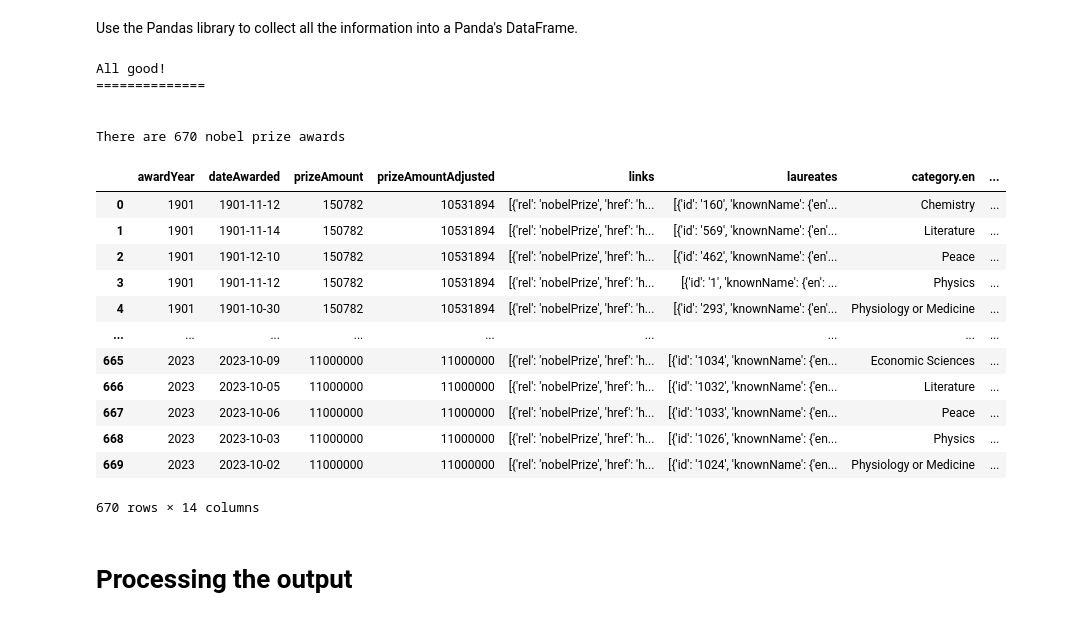
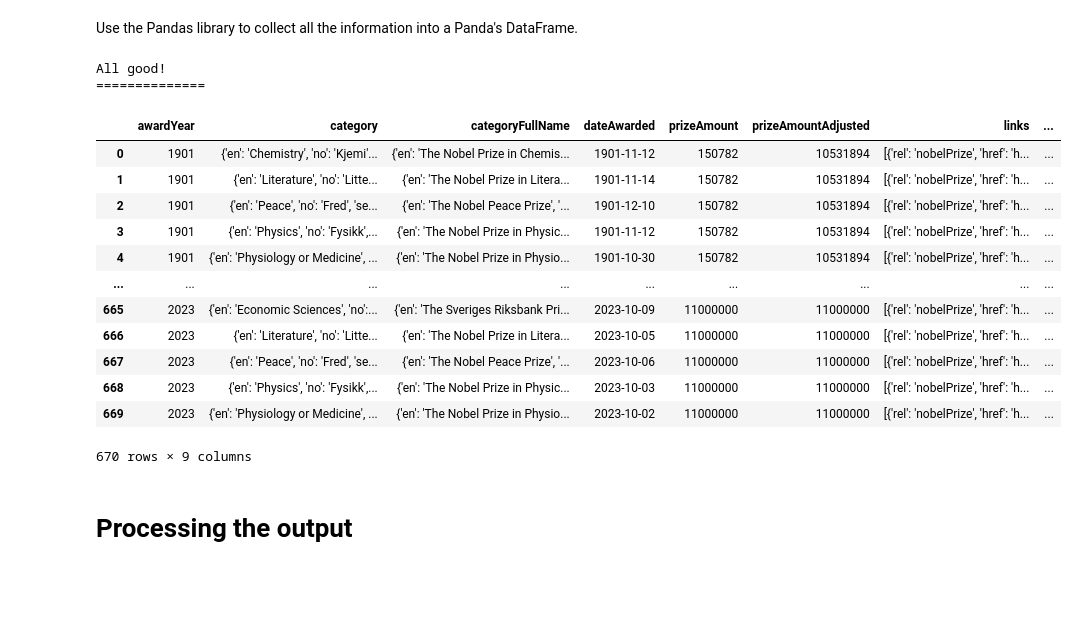
Before and after one commit to isg75/lab-apis, a Jupyter notebook: lab_apis.ipynb, the cells around one changed output. Cells and saved outputs as stored; diff of their text form; code cells hidden in the pictures; blank space fills up the shorter version.

```diff
--- a/lab_apis.ipynb
+++ b/lab_apis.ipynb
@@ -28,26 +28,27 @@ if response.status_code == 200:
         print("All good!")
         print("==============")
         print("\n")
-        # Your code here
+        data = response.json()["nobelPrizes"]
+        data = pd.DataFrame(data)
 # %% [output]
 All good!
 ==============
-
-
-There are 670 nobel prize awards
-|  | awardYear | dateAwarded | prizeAmount | prizeAmountAdjusted | links | laureates | category.en | ... |
-| 0 | 1901 | 1901-11-12 | 150782 | 10531894 | [{'rel': 'nobelPrize', 'href': 'h... | [{'id': '160', 'knownName': {'en'... | Chemistry | ... |
-| 1 | 1901 | 1901-11-14 | 150782 | 10531894 | [{'rel': 'nobelPrize', 'href': 'h... | [{'id': '569', 'knownName': {'en'... | Literature | ... |
-| 2 | 1901 | 1901-12-10 | 150782 | 10531894 | [{'rel': 'nobelPrize', 'href': 'h... | [{'id': '462', 'knownName': {'en'... | Peace | ... |
-| 3 | 1901 | 1901-11-12 | 150782 | 10531894 | [{'rel': 'nobelPrize', 'href': 'h... | [{'id': '1', 'knownName': {'en': ... | Physics | ... |
-| 4 | 1901 | 1901-10-30 | 150782 | 10531894 | [{'rel': 'nobelPrize', 'href': 'h... | [{'id': '293', 'knownName': {'en'... | Physiology or Medicine | ... |
-| ... | ... | ... | ... | ... | ... | ... | ... | ... |
-| 665 | 2023 | 2023-10-09 | 11000000 | 11000000 | [{'rel': 'nobelPrize', 'href': 'h... | [{'id': '1034', 'knownName': {'en... | Economic Sciences | ... |
-| 666 | 2023 | 2023-10-05 | 11000000 | 11000000 | [{'rel': 'nobelPrize', 'href': 'h... | [{'id': '1032', 'knownName': {'en... | Literature | ... |
-| 667 | 2023 | 2023-10-06 | 11000000 | 11000000 | [{'rel': 'nobelPrize', 'href': 'h... | [{'id': '1033', 'knownName': {'en... | Peace | ... |
-| 668 | 2023 | 2023-10-03 | 11000000 | 11000000 | [{'rel': 'nobelPrize', 'href': 'h... | [{'id': '1026', 'knownName': {'en... | Physics | ... |
-| 669 | 2023 | 2023-10-02 | 11000000 | 11000000 | [{'rel': 'nobelPrize', 'href': 'h... | [{'id': '1024', 'knownName': {'en... | Physiology or Medicine | ... |
-670 rows × 14 columns
+# %%
+data
+# %% [output]
+|  | awardYear | category | categoryFullName | dateAwarded | prizeAmount | prizeAmountAdjusted | links | ... |
+| 0 | 1901 | {'en': 'Chemistry', 'no': 'Kjemi'... | {'en': 'The Nobel Prize in Chemis... | 1901-11-12 | 150782 | 10531894 | [{'rel': 'nobelPrize', 'href': 'h... | ... |
+| 1 | 1901 | {'en': 'Literature', 'no': 'Litte... | {'en': 'The Nobel Prize in Litera... | 1901-11-14 | 150782 | 10531894 | [{'rel': 'nobelPrize', 'href': 'h... | ... |
+| 2 | 1901 | {'en': 'Peace', 'no': 'Fred', 'se... | {'en': 'The Nobel Peace Prize', '... | 1901-12-10 | 150782 | 10531894 | [{'rel': 'nobelPrize', 'href': 'h... | ... |
+| 3 | 1901 | {'en': 'Physics', 'no': 'Fysikk',... | {'en': 'The Nobel Prize in Physic... | 1901-11-12 | 150782 | 10531894 | [{'rel': 'nobelPrize', 'href': 'h... | ... |
+| 4 | 1901 | {'en': 'Physiology or Medicine', ... | {'en': 'The Nobel Prize in Physio... | 1901-10-30 | 150782 | 10531894 | [{'rel': 'nobelPrize', 'href': 'h... | ... |
+| ... | ... | ... | ... | ... | ... | ... | ... | ... |
+| 665 | 2023 | {'en': 'Economic Sciences', 'no':... | {'en': 'The Sveriges Riksbank Pri... | 2023-10-09 | 11000000 | 11000000 | [{'rel': 'nobelPrize', 'href': 'h... | ... |
+| 666 | 2023 | {'en': 'Literature', 'no': 'Litte... | {'en': 'The Nobel Prize in Litera... | 2023-10-05 | 11000000 | 11000000 | [{'rel': 'nobelPrize', 'href': 'h... | ... |
+| 667 | 2023 | {'en': 'Peace', 'no': 'Fred', 'se... | {'en': 'The Nobel Peace Prize', '... | 2023-10-06 | 11000000 | 11000000 | [{'rel': 'nobelPrize', 'href': 'h... | ... |
+| 668 | 2023 | {'en': 'Physics', 'no': 'Fysikk',... | {'en': 'The Nobel Prize in Physic... | 2023-10-03 | 11000000 | 11000000 | [{'rel': 'nobelPrize', 'href': 'h... | ... |
+| 669 | 2023 | {'en': 'Physiology or Medicine', ... | {'en': 'The Nobel Prize in Physio... | 2023-10-02 | 11000000 | 11000000 | [{'rel': 'nobelPrize', 'href': 'h... | ... |
+670 rows × 9 columns
 # %% [markdown]
 # Processing the output
 # %% [markdown]
```
Also changed, not shown: parts of 5 cells of this notebook.
